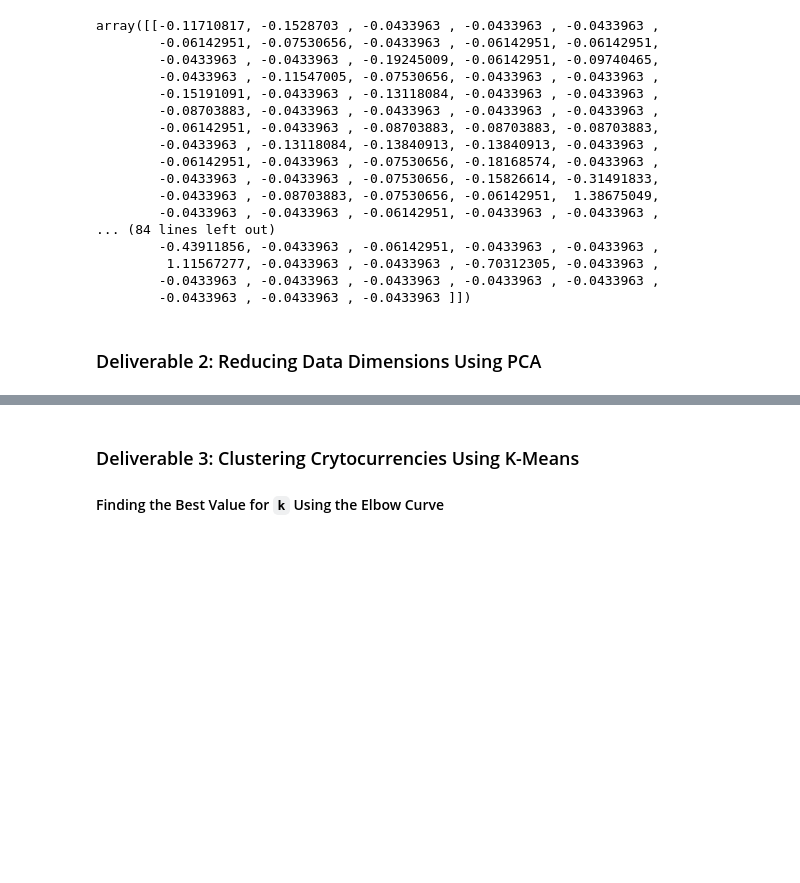
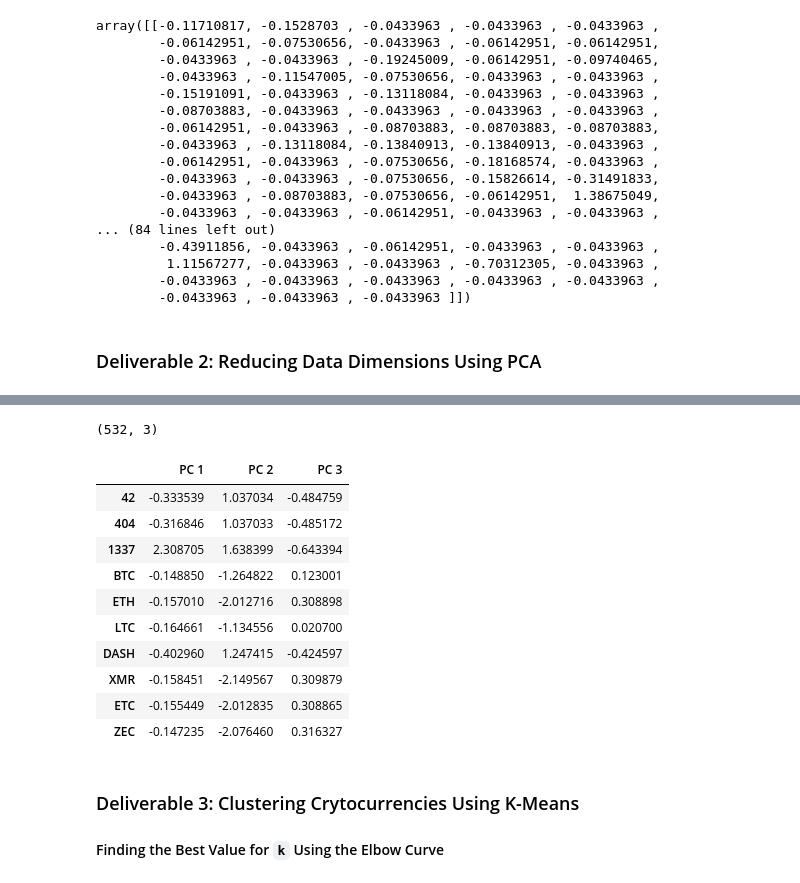
Before and after one commit to achoav/Cryptocurrency, a Jupyter notebook: crypto_clustering.ipynb, the cells around one changed output, grey strips where cells are left out. Saved outputs shown, nothing was run; the diff lists cells and outputs as text; code cells hidden in the pictures; blank space fills up the shorter version.

```diff
--- a/crypto_clustering.ipynb
+++ b/crypto_clustering.ipynb
@@ -217,3 +224,21 @@ array([[-0.11710817, -0.1528703 , -0.0433963 , -0.0433963 , -0.0433963 ,
+# %%
+# Create a DataFrame with the three principal components.
+pcs_df = pd.DataFrame(crypto_pca, columns=["PC 1", "PC 2", "PC 3"], index=crypto_name_df.index)
+print(pcs_df.shape)
+pcs_df.head(10)
+# %% [output]
+(532, 3)
+|  | PC 1 | PC 2 | PC 3 |
+| 42 | -0.333539 | 1.037034 | -0.484759 |
+| 404 | -0.316846 | 1.037033 | -0.485172 |
+| 1337 | 2.308705 | 1.638399 | -0.643394 |
+| BTC | -0.148850 | -1.264822 | 0.123001 |
+| ETH | -0.157010 | -2.012716 | 0.308898 |
+| LTC | -0.164661 | -1.134556 | 0.020700 |
+| DASH | -0.402960 | 1.247415 | -0.424597 |
+| XMR | -0.158451 | -2.149567 | 0.309879 |
+| ETC | -0.155449 | -2.012835 | 0.308865 |
+| ZEC | -0.147235 | -2.076460 | 0.316327 |
 # %% [markdown]
 ### Deliverable 3: Clustering Crytocurrencies Using K-Means
 
```
Also changed, not shown: parts of 8 cells of this notebook.
